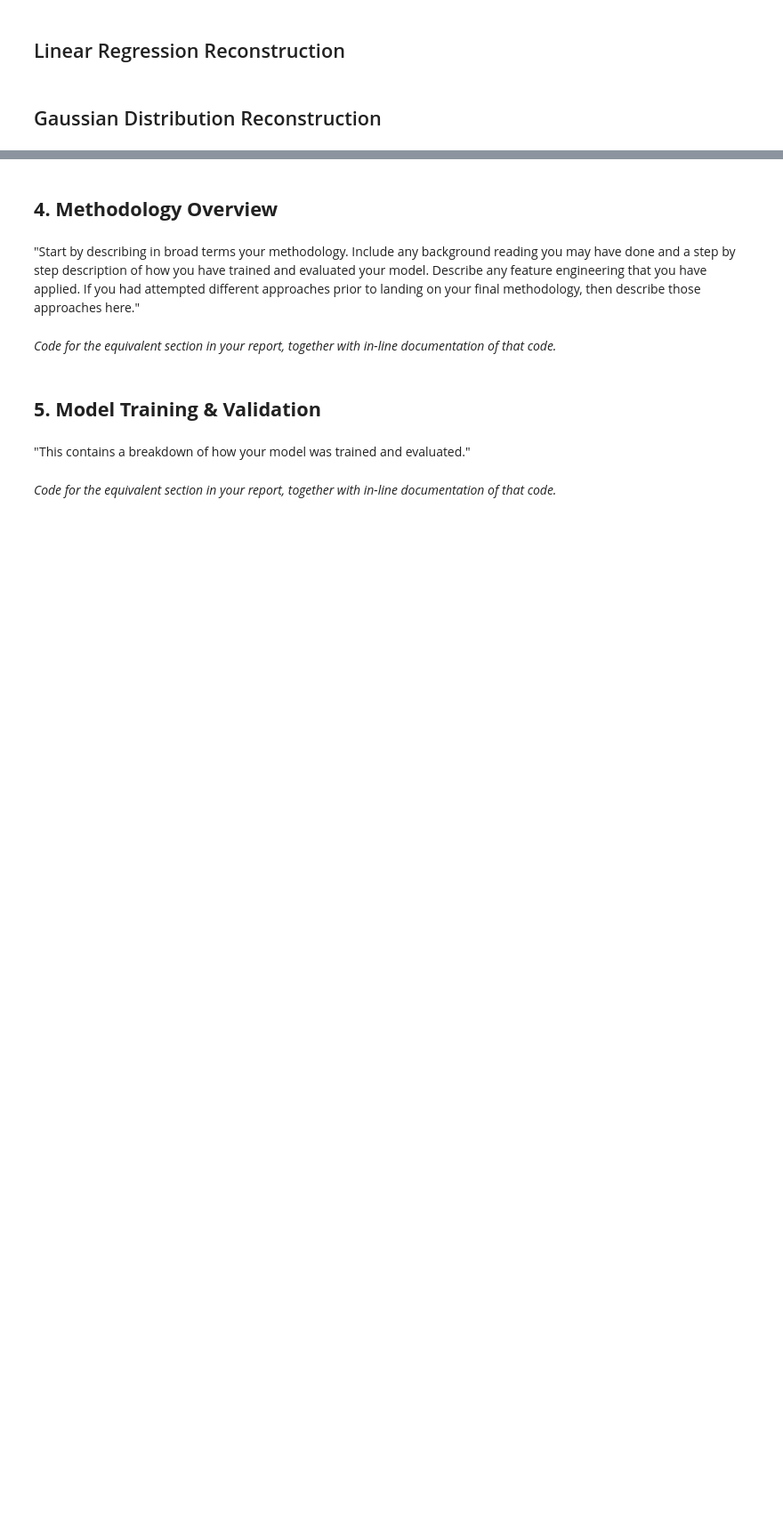
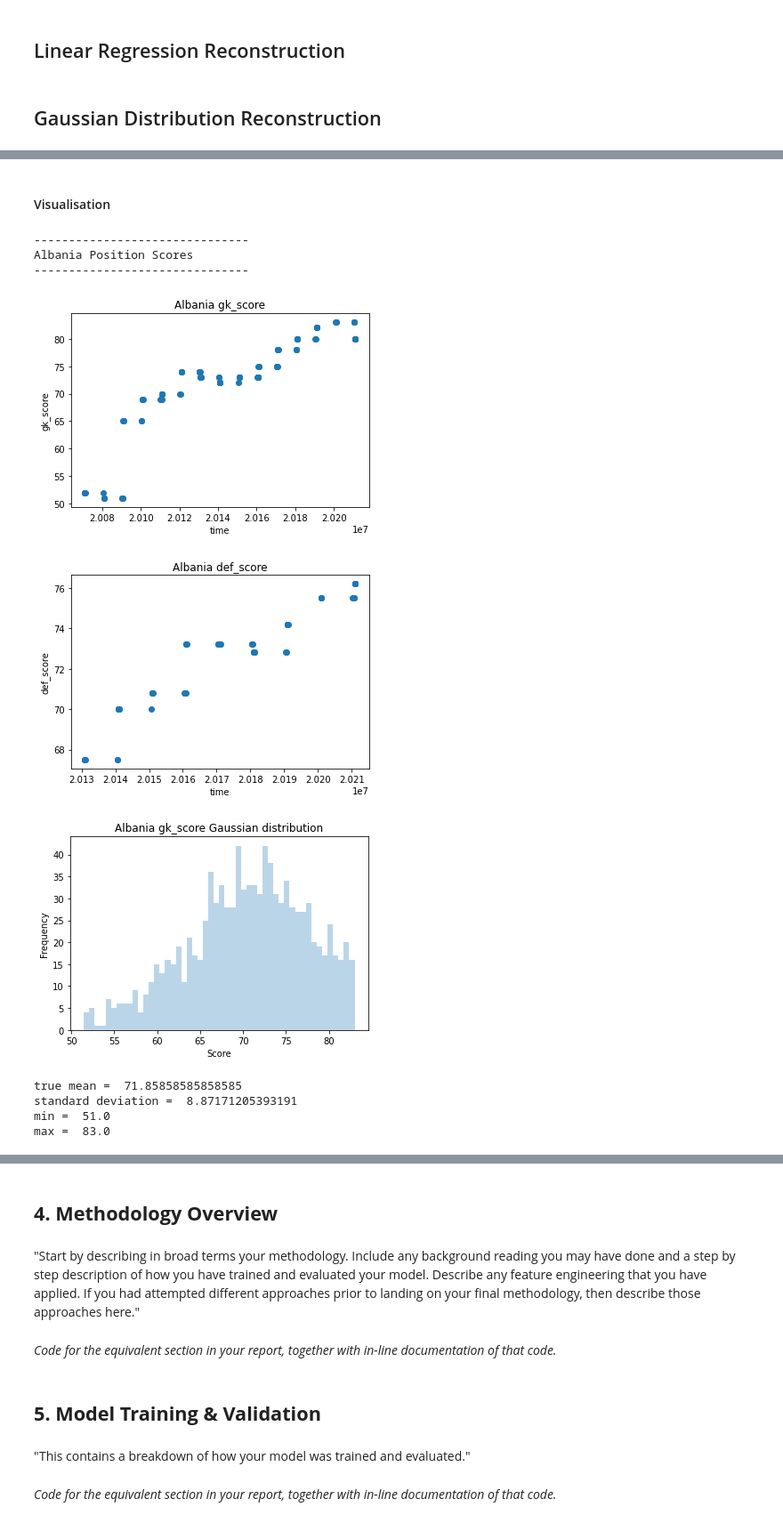
Before and after one commit to james-parky/data-mining-group-coursework, a Jupyter notebook: src/final_notebook.ipynb, the cells around one changed output, grey strips where cells are left out. Shown: that part at 89% size. Cells and saved outputs as stored; diff of their text form; code cells hidden in the pictures; blank space fills up the shorter version.

Commit message:
:sparkles: added gaussian and feature engineering code

```diff
--- a/src/final_notebook.ipynb
+++ b/src/final_notebook.ipynb
@@ -274,0 +251,3 @@ Madagascar has a completely missing value.
+# %%
+train_dataset = ORIGINAL_MATCH_HISTORY
+g_df = pd.read_csv(train_dataset)
@@ -274,0 +471,17 @@ Madagascar has a completely missing value.
+# %%
+#calculates necessary parameters on given data
+def get_gaussian_parameters(data):
+    # average data for each score
+    avg = np.mean(data[0], axis=0)[1]
+    #avdef = np.mean(fetch_country_pos_score('Albania','def_score')[0], axis=0)[1]
+
+    # variance data for each scores for Albania
+    var= np.var(data[0], axis=0)[1]
+    sd = np.sqrt(var)
+    #vardef= np.var(fetch_country_pos_score('Albania','def_score')[0], axis=0)[1]
+
+    #min and max to truncate gaussian
+    min = np.amin(data[0], axis=0)[1]
+    max = np.amax(data[0], axis=0)[1]
+
+    return [avg, sd, min, max]
@@ -274,0 +521,52 @@ Madagascar has a completely missing value.
+# %% [markdown]
+#### Visualisation
+# %%
+#show_model_data('Congo')
+show_model_data('Albania')
+
+# gaussian distribution for country, pos_score
+def show_gaussian_pos_score(country, pos_score):
+    data = fetch_country_pos_score(country, pos_score)
+    params = get_gaussian_parameters(data)
+
+    X = generate_truncated_gaussian(params)
+    plt.hist(X.rvs(1000), bins= 50, alpha=0.3)
+    plt.title("{} {} Gaussian distribution".format(country, pos_score))
+    #plt.title("Albania Goalkeeper Score Gaussian Distribution")
+    plt.xlabel("Score")
+    plt.ylabel("Frequency")
+    plt.show()
+
+    print("true mean = ", params[0])
+    print("standard deviation = ", params[1])
+    print("min = ", params[2])
+    print("max = ", params[3])
+
+#show_gaussian_pos_score('Congo', 'gk_score')
+show_gaussian_pos_score('Albania', 'gk_score')
+
+#now creating a box plot for direct comparison with the distribution
+data = fetch_country_pos_score('Albania', 'gk_score')
+data_scores = np.split(data[0], 2, axis=1)
+box_scores = []
+for item in data_scores[1]:
+    box_scores.append(item[0])
+#print(box_scores)
+
+
+plt.hist(box_scores, bins= 50, alpha=0.3)
+plt.title("Albania Goalkeeper Scores")
+plt.xlabel("Score")
+plt.ylabel("Frequency")
+plt.show()
+# %% [output]
+-------------------------------
+Albania Position Scores
+-------------------------------
+[figure, added]
+[figure, added]
+[figure, added]
+true mean =  71.85858585858585
+standard deviation =  8.87171205393191
+min =  51.0
+max =  83.0
```
Also changed, not shown: parts of 40 cells of this notebook.
